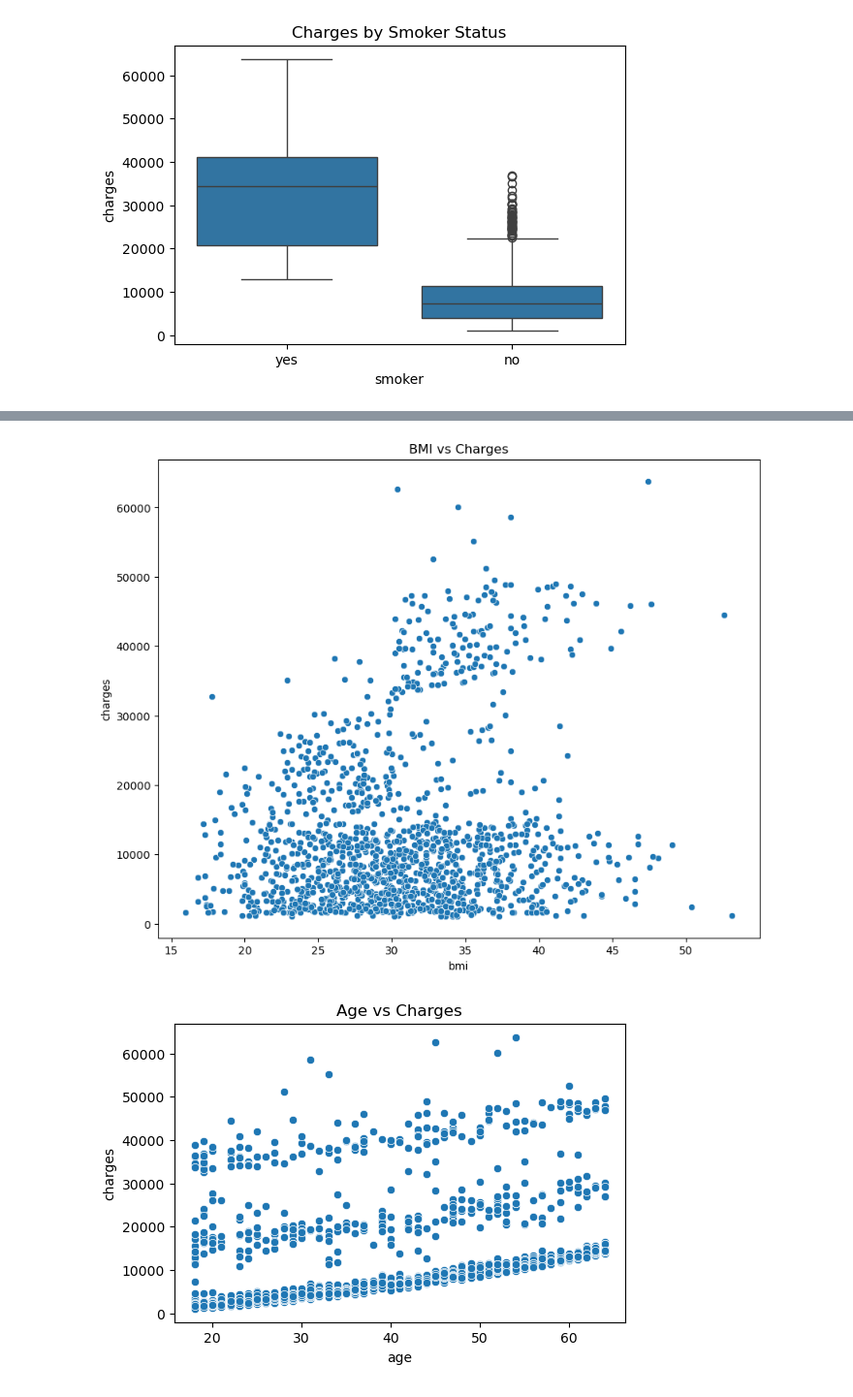
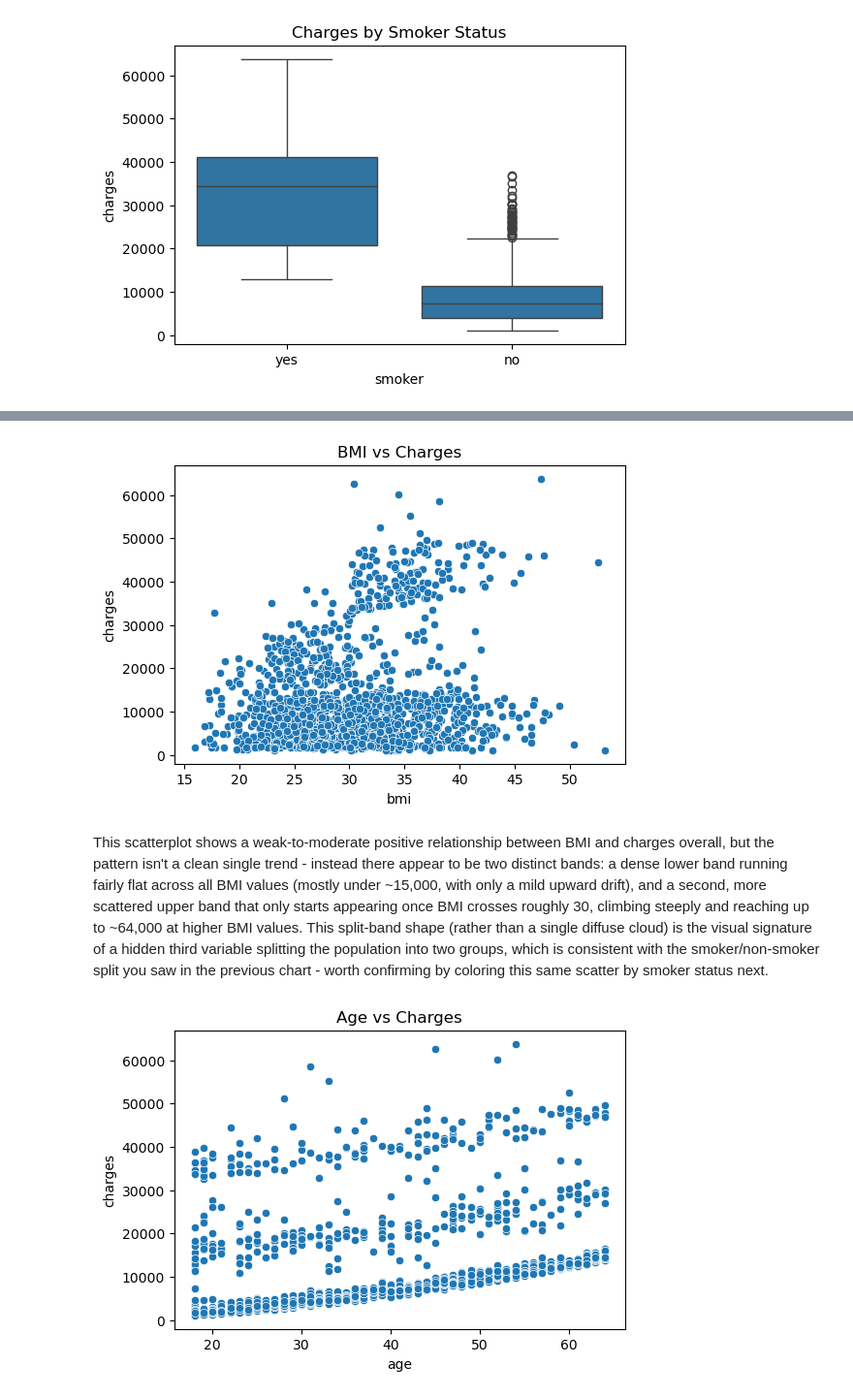
Before and after one commit to MarwaBrian/insurance_charges_prediction, a Jupyter notebook: underwriting.ipynb, the cells around one changed output, grey strips where cells are left out. Shown at 97% size. Drawn from its saved outputs; the diff is of its cells as text; code cells hidden in the pictures.

Commit message:
Interpretation & correlatio of Visuals

```diff
--- a/underwriting.ipynb
+++ b/underwriting.ipynb
@@ -23,7 +24,8 @@ import pandas as pd
 import matplotlib.pyplot as plt
 import seaborn as sns
 # %%
-df = pd.read_csv('./potential_data/mirichoi0218_insurance.csv')
+#data loading
+df = pd.read_csv('./data/mirichoi0218_insurance.csv')
 
 df.head()
 # %% [output]
@@ -78,0 +122,4 @@ for col in non_numeric_cols:
+# %%
+df = df.drop_duplicates()
+
+df.info()
@@ -209,10 +248,12 @@ plt.show()
 # %%
-plt.figure(figsize=(10,8))
+plt.figure(figsize=(6,4))
 sns.scatterplot(data=df, x='bmi', y='charges')
 plt.title('BMI vs Charges')
 plt.show()
 # %% [output]
-[figure, old version]
+[figure, new version]
+# %% [markdown]
+This scatterplot shows a weak-to-moderate positive relationship between BMI and charges overall, but the pattern isn't a clean single trend - instead there appear to be two distinct bands: a dense lower band running fairly flat across all BMI values (mostly under ~15,000, with only a mild upward drift), and a second, more scattered upper band that only starts appearing once BMI crosses roughly 30, climbing steeply and reaching up to ~64,000 at higher BMI values. This split-band shape (rather than a single diffuse cloud) is the visual signature of a hidden third variable splitting the population into two groups, which is consistent with the smoker/non-smoker split you saw in the previous chart - worth confirming by coloring this same scatter by smoker status next.
 # %%
 plt.figure(figsize=(6,4))
 sns.scatterplot(data=df, x='age', y='charges')
```
Also changed, not shown: parts of 70 cells of this notebook.
